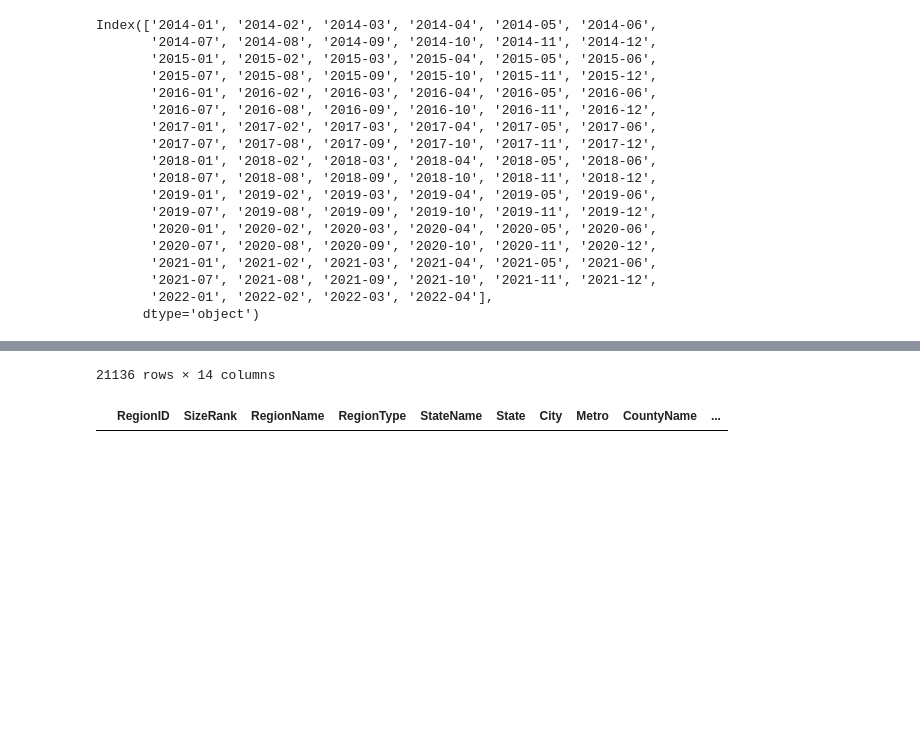
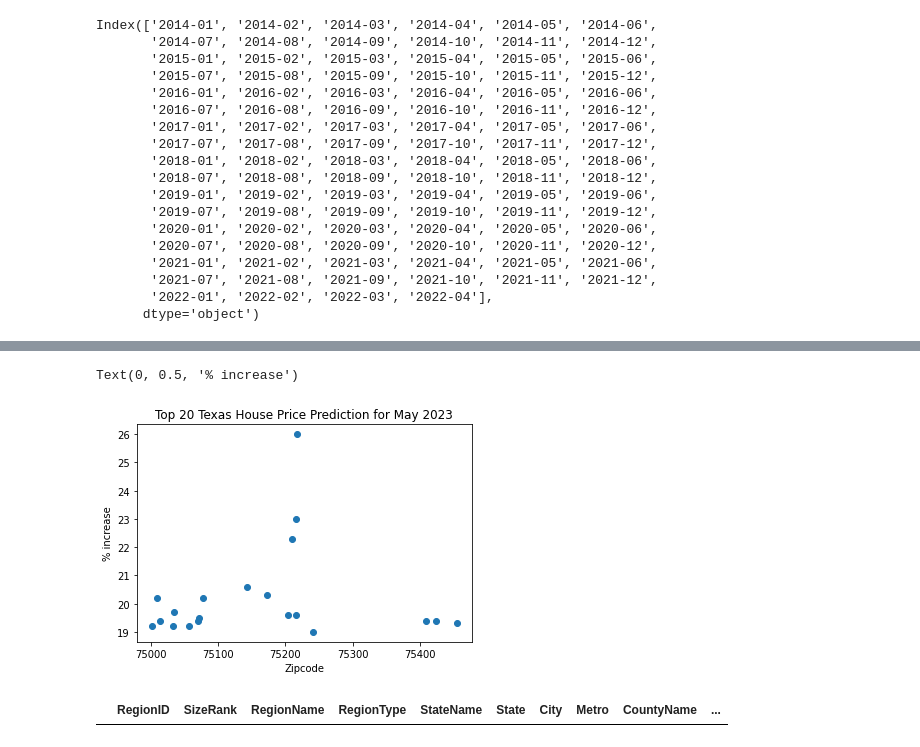
Before and after one commit to WoojinJun/zipcode_investment, a Jupyter notebook: scratch-notebook.ipynb, the cells around one changed output, grey strips where cells are left out. Drawn from its saved outputs; the diff is of its cells as text; code cells hidden in the pictures; blank space fills up the shorter version.

```diff
--- a/scratch-notebook.ipynb
+++ b/scratch-notebook.ipynb
@@ -169,9 +148,17 @@ Index(['2014-01', '2014-02', '2014-03', '2014-04', '2014-05', '2014-06',
        '2022-01', '2022-02', '2022-03', '2022-04'],
       dtype='object')
 # %%
-f_fixed = df2.copy()
+f_predicted = df2.copy()
+f_predicted = f_predicted[(df2['State'] == 'TX') & (df2['RegionName'] < 76400)]
 #f_fixed['profit'] = (f_fixed['2023-05-31'] - f_fixed['2022-06-30'])/f_fixed['2022-06-30']
-f_fixed['growth'] = f_fixed['2023-05-31'] - f_fixed['2022-06-30']
-f_fixed.sort_values('growth', ascending=False)
-#f_fixed
+f_predicted['growth'] = f_predicted['2023-05-31'] - f_predicted['2022-06-30']
+f_predicted = f_predicted.sort_values('growth', ascending=False)
+f_predicted = f_predicted.iloc[:20]
+f_predicted
+
+fig, ax = plt.subplots()
+ax.scatter('RegionName', 'growth', data = f_predicted)
+ax.set_title('Top 20 Texas House Price Prediction for May 2023')
+ax.set_xlabel('Zipcode')
+ax.set_ylabel('% increase')
 # %% [output]
@@ -190,4 +165,5 @@ f_fixed.sort_values('growth', ascending=False)
-21136 rows × 14 columns
+Text(0, 0.5, '% increase')
+[figure, added]
 # %%
 #f_fixed.drop(columns = f_fixed[['2022-06-30', '2022-08-31', '2023-05-31']].columns[(f_fixed[['2022-06-30', '2022-08-31', '2023-05-31']] > 0).any()])
 
```
Also changed, not shown: parts of 14 cells of this notebook.
